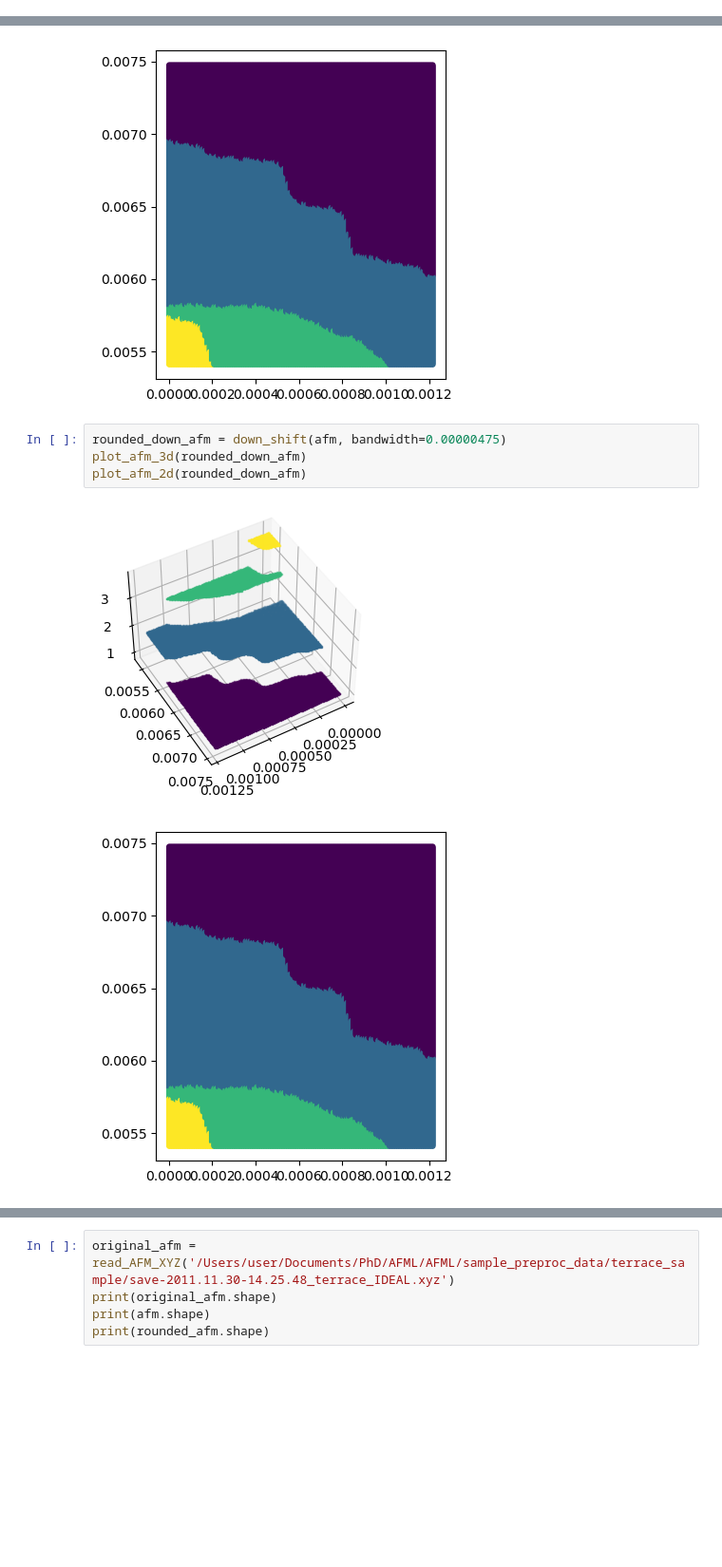
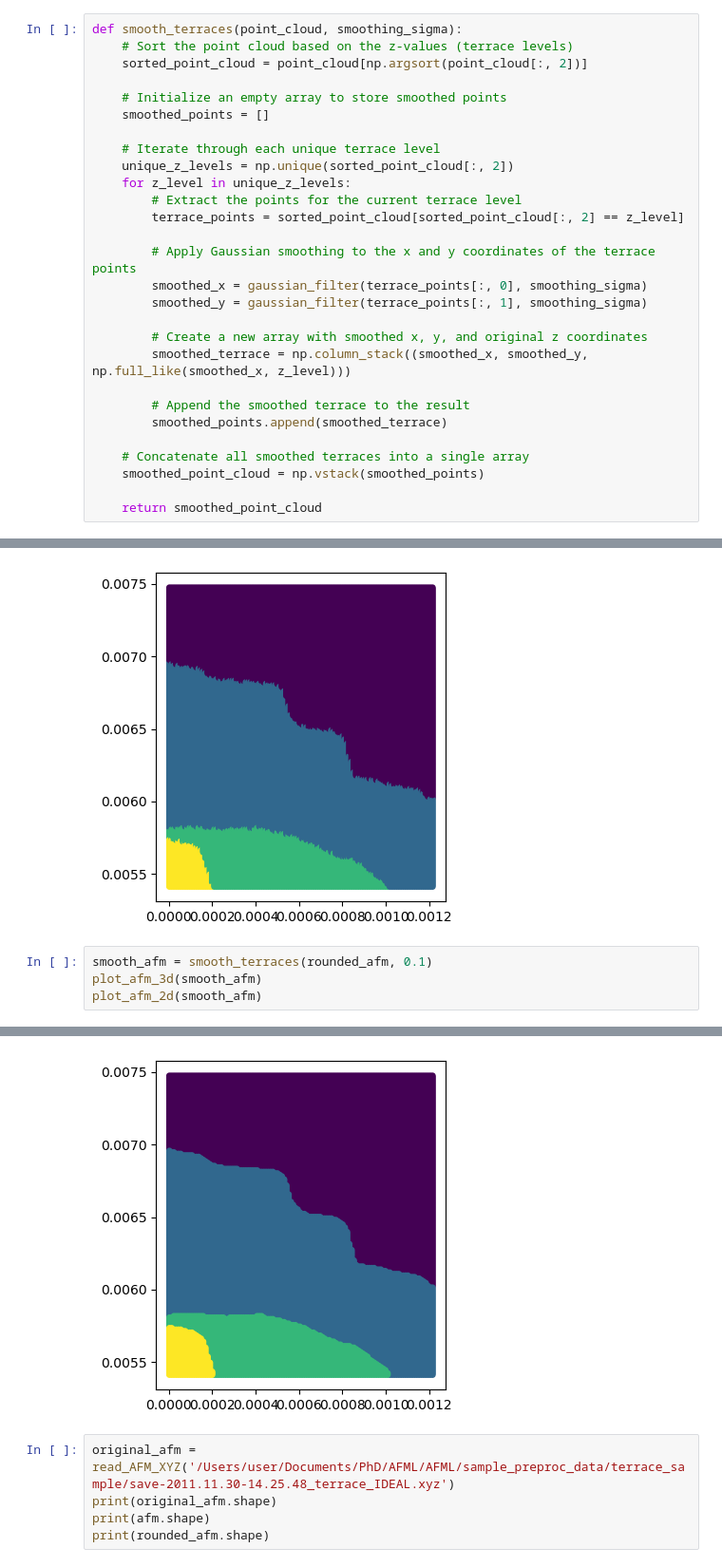
Before and after one commit to st-te/AFML, a Jupyter notebook: AFML_AFM_plot_cluster_downsample_tda.ipynb, the cells around one changed output, grey strips where cells are left out. Shown at 95% size. Saved outputs shown, nothing was run; the diff lists cells and outputs as text; blank space fills up the shorter version.

Commit message:
gaussian terrace smoothing

```diff
--- a/AFML_AFM_plot_cluster_downsample_tda.ipynb
+++ b/AFML_AFM_plot_cluster_downsample_tda.ipynb
@@ -86,6 +87,34 @@ def down_shift(point_cloud, bandwidth):
         down_shifted_points.append(down_shifted_point)
 
     return np.array(down_shifted_points)
+# %%
+def smooth_terraces(point_cloud, smoothing_sigma):
+    # Sort the point cloud based on the z-values (terrace levels)
+    sorted_point_cloud = point_cloud[np.argsort(point_cloud[:, 2])]
+
+    # Initialize an empty array to store smoothed points
+    smoothed_points = []
+
+    # Iterate through each unique terrace level
+    unique_z_levels = np.unique(sorted_point_cloud[:, 2])
+    for z_level in unique_z_levels:
+        # Extract the points for the current terrace level
+        terrace_points = sorted_point_cloud[sorted_point_cloud[:, 2] == z_level]
+
+        # Apply Gaussian smoothing to the x and y coordinates of the terrace points
+        smoothed_x = gaussian_filter(terrace_points[:, 0], smoothing_sigma)
+        smoothed_y = gaussian_filter(terrace_points[:, 1], smoothing_sigma)
+
+        # Create a new array with smoothed x, y, and original z coordinates
+        smoothed_terrace = np.column_stack((smoothed_x, smoothed_y, np.full_like(smoothed_x, z_level)))
+
+        # Append the smoothed terrace to the result
+        smoothed_points.append(smoothed_terrace)
+
+    # Concatenate all smoothed terraces into a single array
+    smoothed_point_cloud = np.vstack(smoothed_points)
+
+    return smoothed_point_cloud
 # %%
 def plot_afm_3d(filtered_xyz):
 
@@ -152,10 +181,8 @@ plot_afm_2d(rounded_afm)
 # %% [output]
 [figure]
 [figure]
-# %%
-rounded_down_afm = down_shift(afm, bandwidth=0.00000475)
-plot_afm_3d(rounded_down_afm)
-plot_afm_2d(rounded_down_afm)
-# %% [output]
-[figure, removed]
-[figure, removed]
+# %%
+smooth_afm = smooth_terraces(rounded_afm, 0.1)
+plot_afm_3d(smooth_afm)
+plot_afm_2d(smooth_afm)
+# %% [output]
@@ -162,3 +190,4 @@ plot_afm_2d(rounded_down_afm)
+[figure, added]
 # %%
 original_afm = read_AFM_XYZ('/Users/user/Documents/PhD/AFML/AFML/sample_preproc_data/terrace_sample/save-2011.11.30-14.25.48_terrace_IDEAL.xyz')
 print(original_afm.shape)
```
Also changed, not shown: parts of 5 cells of this notebook, 2 other files.
